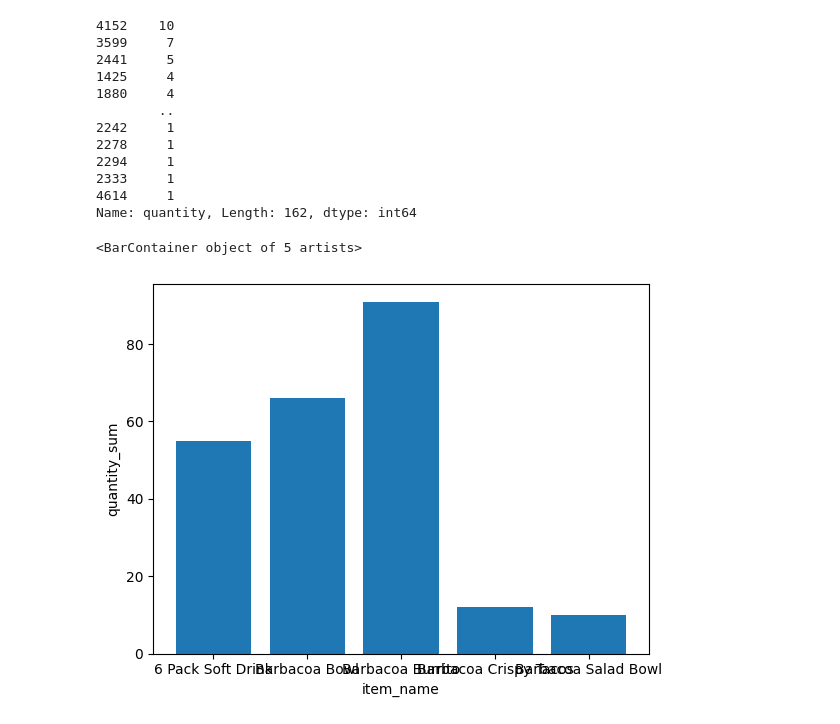
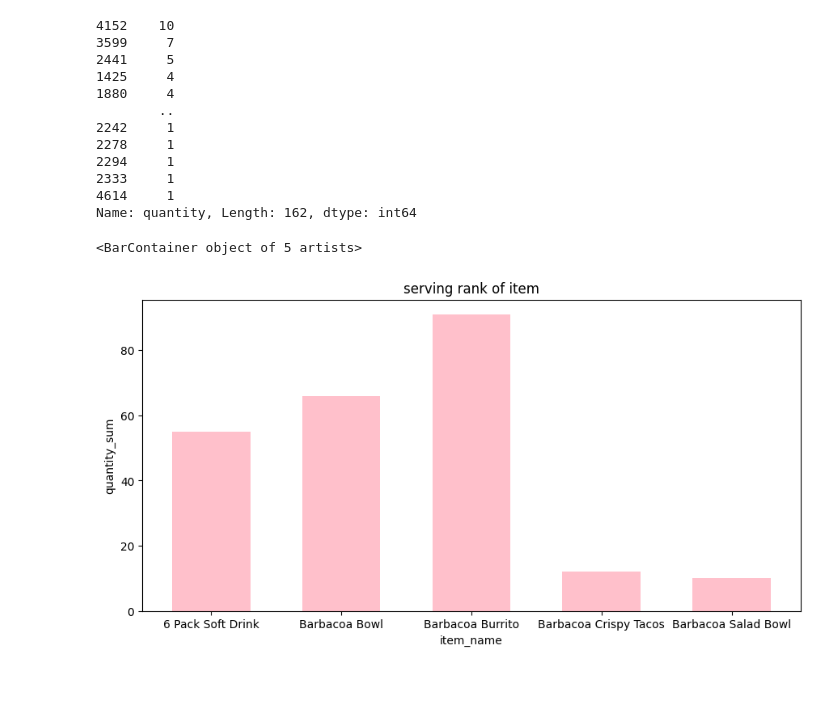
Before and after one commit to eogksdls/medical1, a Jupyter notebook: d0513/d0513_10.ipynb, the cells around one changed output. Cells and saved outputs as stored; diff of their text form; code cells hidden in the pictures; blank space fills up the shorter version.

```diff
--- a/d0513/d0513_10.ipynb
+++ b/d0513/d0513_10.ipynb
@@ -143,16 +138,21 @@ Name: quantity, Length: 162, dtype: int64
 # %%
 # 막대그래프를 그려보세요!
 x = df.groupby('item_name')['quantity'].sum().head().index
 y = df.groupby('item_name')['quantity'].sum().head().values
 
 import matplotlib.pyplot as plt
 
+
+plt.figure(figsize=(10.5,5))
+plt.title('serving rank of item')
 plt.xlabel('item_name')
 plt.ylabel('quantity_sum')
-plt.bar(x,y)
+plt.bar(x,y,
+    color='pink',
+    width=0.6)
 # %% [output]
 <BarContainer object of 5 artists>
-[figure, old version]
+[figure, new version]
 # %%
 # 각 아이템의 가격을 구하시오
 ## 주문이 1개이면서
```
Also changed, not shown: parts of 5 cells of this notebook, 16 other files.
